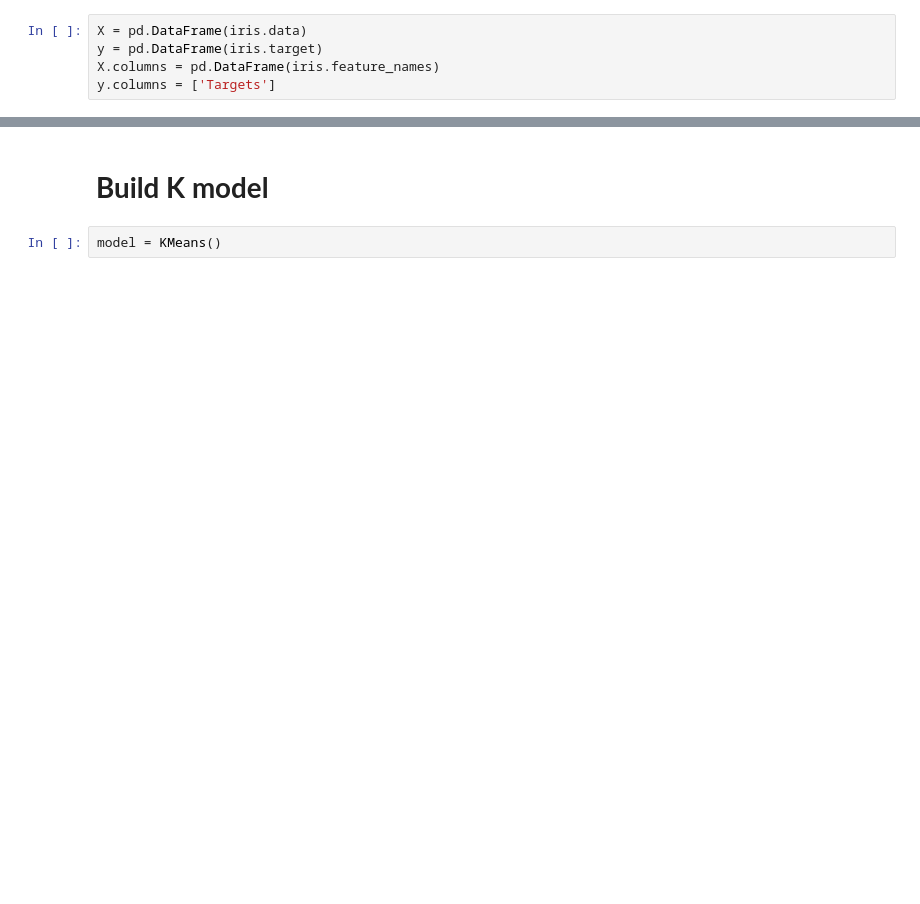
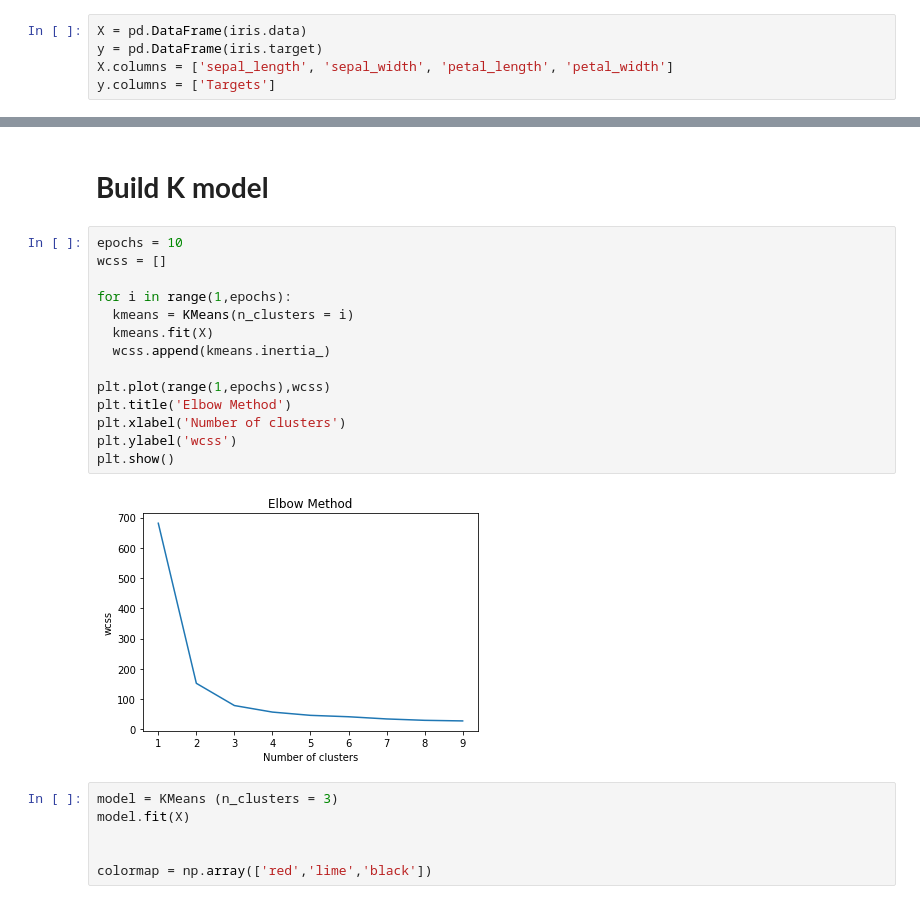
Before and after one commit to HareeshVutla/Deeplearning, a Jupyter notebook: Iris_Kmeans_clustering.ipynb, the cells around one changed output, grey strips where cells are left out. Drawn from its saved outputs; the diff is of its cells as text; blank space fills up the shorter version.

```diff
--- a/Iris_Kmeans_clustering.ipynb
+++ b/Iris_Kmeans_clustering.ipynb
@@ -32,5 +14,5 @@ iris
 # %%
 X = pd.DataFrame(iris.data)
 y = pd.DataFrame(iris.target)
-X.columns = pd.DataFrame(iris.feature_names)
+X.columns = ['sepal_length', 'sepal_width', 'petal_length', 'petal_width']
 y.columns = ['Targets']
@@ -37,4 +41,24 @@ y.columns = ['Targets']
 # %% [markdown]
 # **Build K model**
-# %%
-model = KMeans()
+# %%
+epochs = 10
+wcss = []
+
+for i in range(1,epochs):
+  kmeans = KMeans(n_clusters = i)
+  kmeans.fit(X)
+  wcss.append(kmeans.inertia_)
+
+plt.plot(range(1,epochs),wcss)
+plt.title('Elbow Method')
+plt.xlabel('Number of clusters')
+plt.ylabel('wcss')
+plt.show()
+# %% [output]
+[figure, added]
+# %%
+model = KMeans (n_clusters = 3)
+model.fit(X)
+
+
+colormap = np.array(['red','lime','black'])
```
Also changed, not shown: parts of 8 cells of this notebook.
